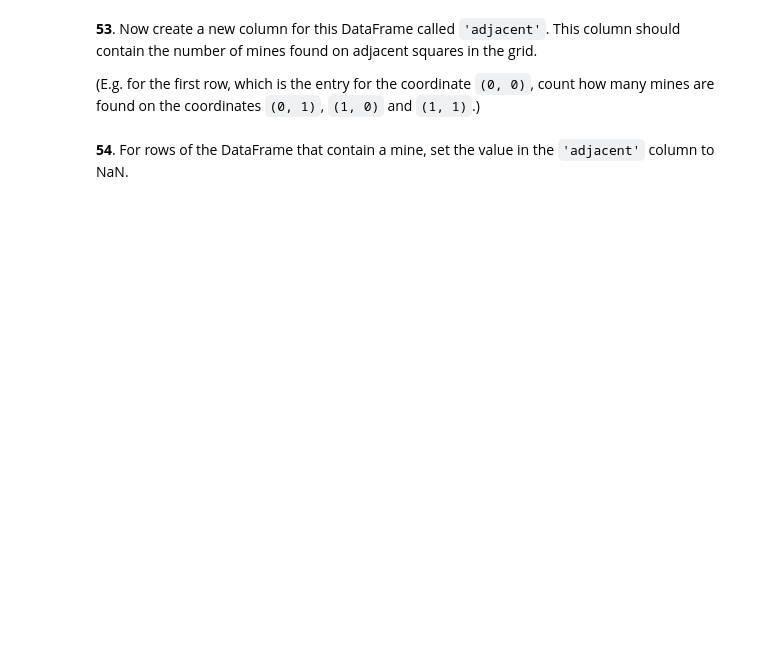
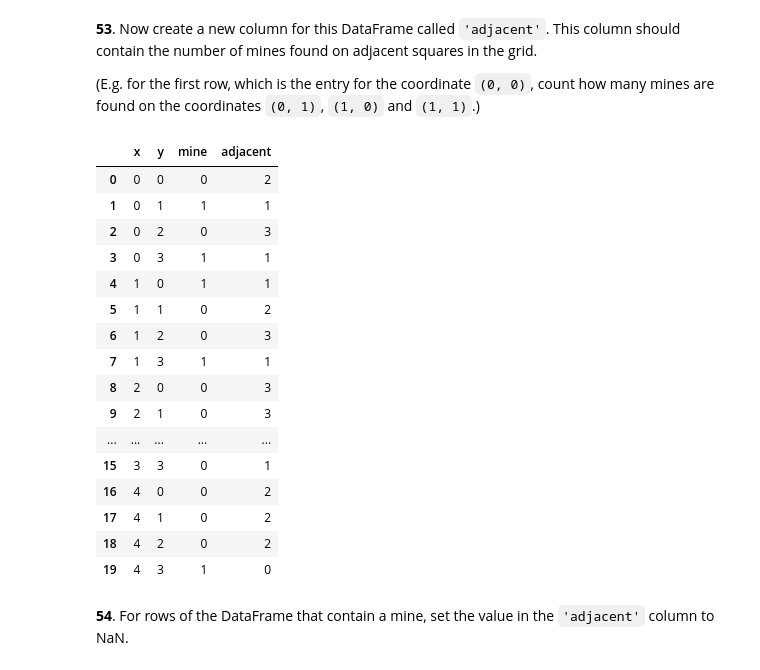
Before and after one commit to Kepins/int-pandas-exercise, a Jupyter notebook: pandas_exercises.ipynb, the cells around one changed output. Cells and saved outputs as stored; diff of their text form; code cells hidden in the pictures; blank space fills up the shorter version.

````diff
--- a/pandas_exercises.ipynb
+++ b/pandas_exercises.ipynb
@@ -860,3 +935,9 @@ To begin, generate a DataFrame `df` with two columns, `'x'` and `'y'` containing
 1  0  1
 2  0  2
 ```
+# %%
+X = 5
+Y = 4
+y_indices, x_indices = np.meshgrid(np.arange(Y), np.arange(X))
+df = pd.DataFrame({'x': x_indices.ravel(), 'y': y_indices.ravel()})
+df
@@ -863,2 +962,5 @@ To begin, generate a DataFrame `df` with two columns, `'x'` and `'y'` containing
 # %% [markdown]
 **52**. For this DataFrame `df`, create a new column of zeros (safe) and ones (mine). The probability of a mine occuring at each location should be 0.4.
+# %%
+df['mine'] = np.random.choice([0, 1], size=len(df), p=[0.6, 0.4])
+df
@@ -866,5 +986,32 @@ To begin, generate a DataFrame `df` with two columns, `'x'` and `'y'` containing
 **53**. Now create a new column for this DataFrame called `'adjacent'`. This column should contain the number of mines found on adjacent squares in the grid.
 
 (E.g. for the first row, which is the entry for the coordinate `(0, 0)`, count how many mines are found on the coordinates `(0, 1)`, `(1, 0)` and `(1, 1)`.)
+# %%
+import scipy
+mine_array = df['mine'].values.reshape(X, Y)
+
+kernel = np.array([[1,1,1],[1,0,1],[1,1,1]])
+
+adjacent_mine_counts = scipy.signal.convolve2d(mine_array, kernel, mode='same', boundary='fill', fillvalue=0)
+df['adjacent'] = adjacent_mine_counts.ravel()
+df
+# %% [output]
+|  | x | y | mine | adjacent |
+| 0 | 0 | 0 | 0 | 2 |
+| 1 | 0 | 1 | 1 | 1 |
+| 2 | 0 | 2 | 0 | 3 |
+| 3 | 0 | 3 | 1 | 1 |
+| 4 | 1 | 0 | 1 | 1 |
+| 5 | 1 | 1 | 0 | 2 |
+| 6 | 1 | 2 | 0 | 3 |
+| 7 | 1 | 3 | 1 | 1 |
+| 8 | 2 | 0 | 0 | 3 |
+| 9 | 2 | 1 | 0 | 3 |
+| ... | ... | ... | ... | ... |
+| 15 | 3 | 3 | 0 | 1 |
+| 16 | 4 | 0 | 0 | 2 |
+| 17 | 4 | 1 | 0 | 2 |
+| 18 | 4 | 2 | 0 | 2 |
+| 19 | 4 | 3 | 1 | 0 |
 # %% [markdown]
 **54**. For rows of the DataFrame that contain a mine, set the value in the `'adjacent'` column to NaN.
````
Also changed, not shown: parts of 20 cells of this notebook.
